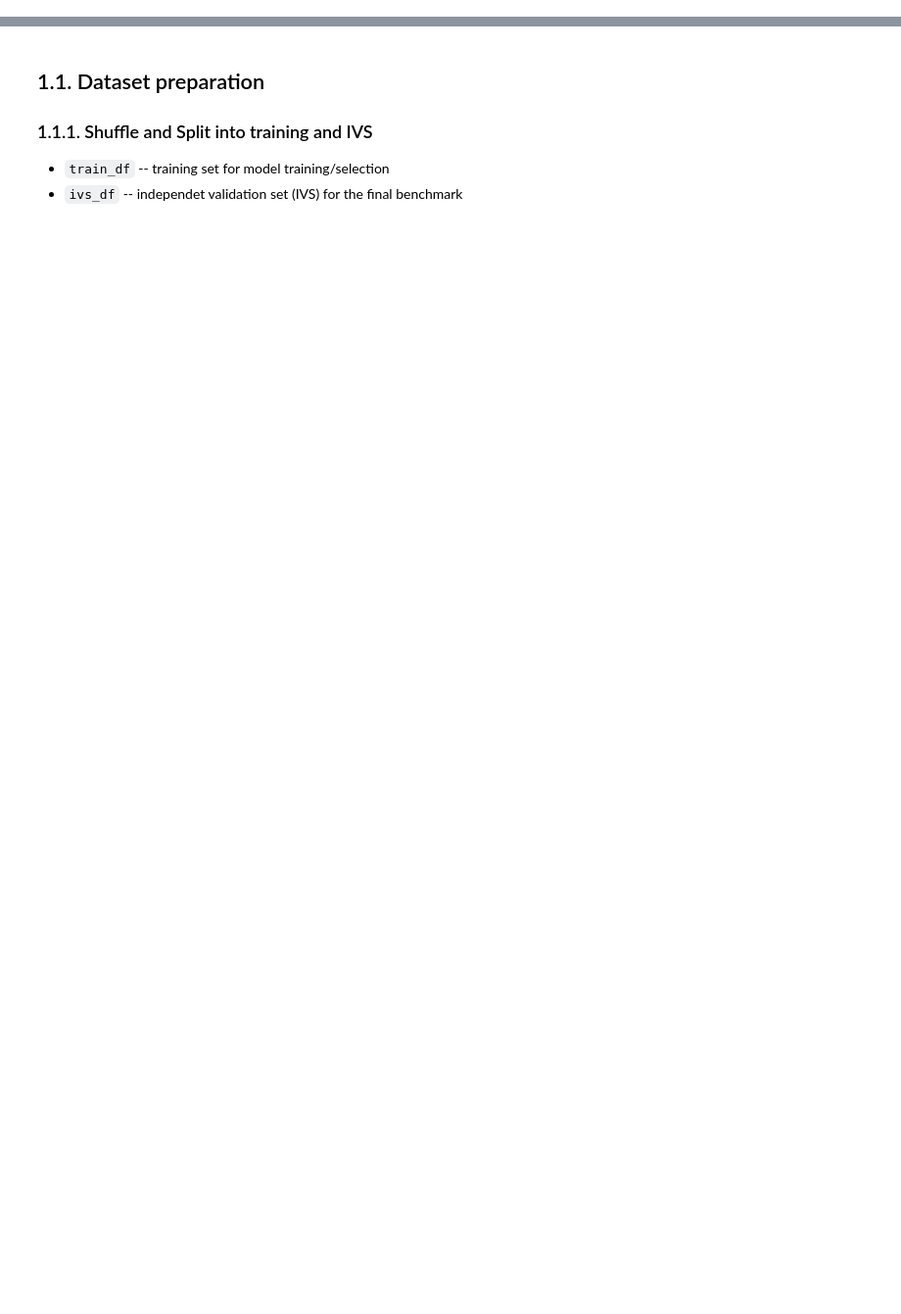
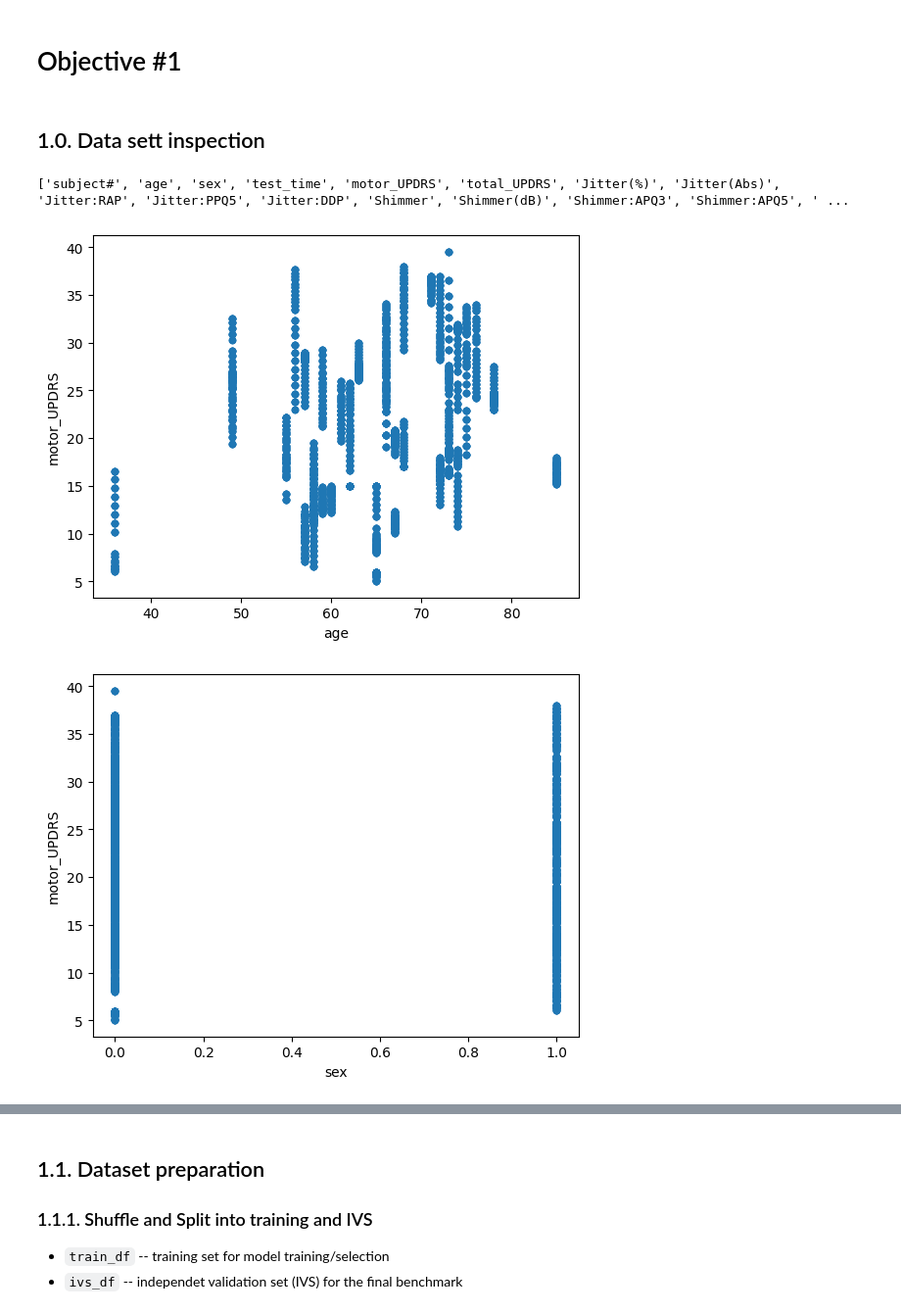
Before and after one commit to DuarteSerranoR/ML_HomeAssignments, a Jupyter notebook: main.ipynb, the cells around one changed output, grey strips where cells are left out. Shown: that part at 98% size. Drawn from its saved outputs; the diff is of its cells as text; code cells hidden in the pictures; blank space fills up the shorter version.

```diff
--- a/main.ipynb
+++ b/main.ipynb
@@ -1,2 +1,4 @@
+# %% [markdown]
+# Objective #1
 # %%
 from itertools import product
@@ -10,0 +12,15 @@ from sklearn.metrics import explained_variance_score, mean_squared_error, max_er
+# %%
+df = pd.read_csv("parkinsons_updrs.data")
+n, m = df.shape
+# %% [markdown]
+## 1.0. Data sett inspection
+# %%
+columns = list(df.columns.values)
+print(columns)
+x_columns = columns[6:]
+for x_col in ['age', 'sex', 'Jitter(%)', 'Shimmer', 'NHR', 'HNR', 'RPDE', 'DFA', 'PPE']:
+    df.plot.scatter(x=x_col, y="motor_UPDRS")
+# %% [output]
+['subject#', 'age', 'sex', 'test_time', 'motor_UPDRS', 'total_UPDRS', 'Jitter(%)', 'Jitter(Abs)', 'Jitter:RAP', 'Jitter:PPQ5', 'Jitter:DDP', 'Shimmer', 'Shimmer(dB)', 'Shimmer:APQ3', 'Shimmer:APQ5', ' ...
+[figure, added]
+[figure, added]
```
Also changed, not shown: parts of 16 cells of this notebook.
